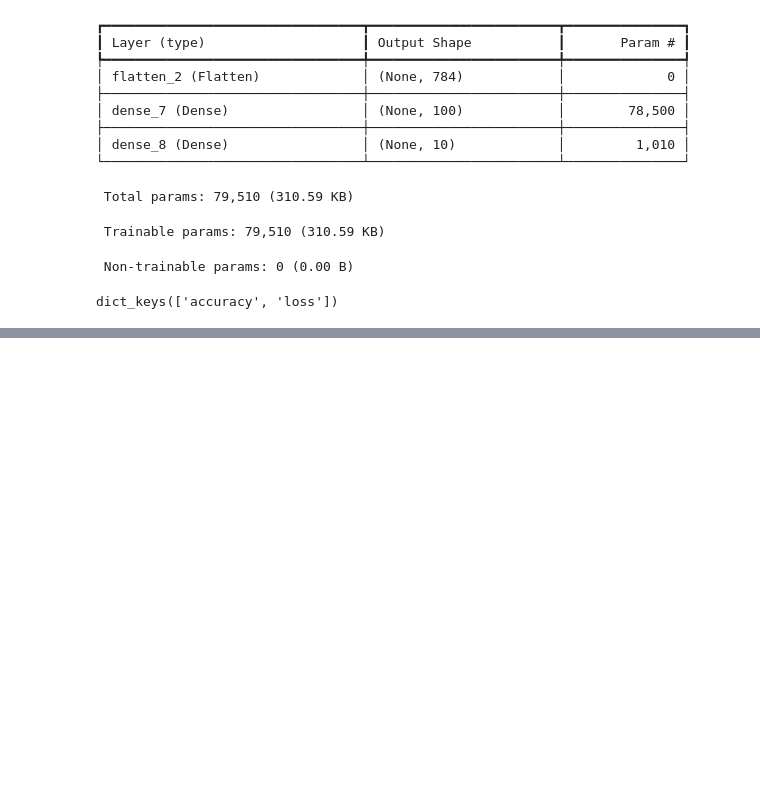
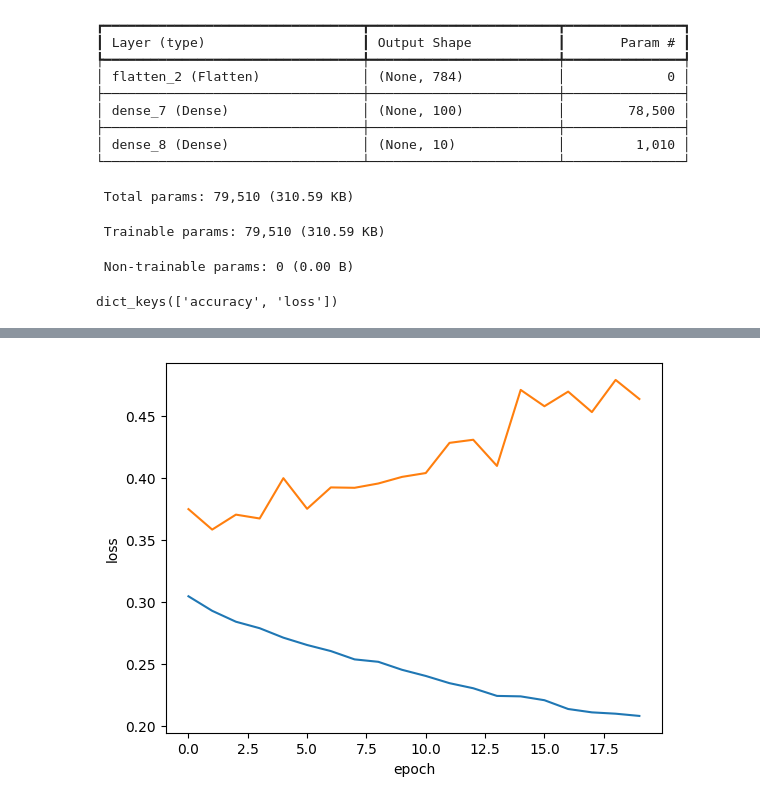
Before and after one commit to wooseok-L2/kubig2025, a Jupyter notebook: ml_dl_python/a19_neural.ipynb, the cells around one changed output, grey strips where cells are left out. Drawn from its saved outputs; the diff is of its cells as text; code cells hidden in the pictures; blank space fills up the shorter version.

```diff
--- a/ml_dl_python/a19_neural.ipynb
+++ b/ml_dl_python/a19_neural.ipynb
@@ -257,0 +265,10 @@ plt.show()
+# %%
+history2 = model2.fit(train_scaled, train_target, epochs=20, verbose=0, validation_data=(val_scaled, val_target))
+
+plt.plot(history2.history['loss'])
+plt.plot(history2.history['val_loss'])
+plt.xlabel('epoch')
+plt.ylabel('loss')
+plt.show()
+# %% [output]
+[figure, added]
```
Also changed, not shown: parts of 10 cells of this notebook.
